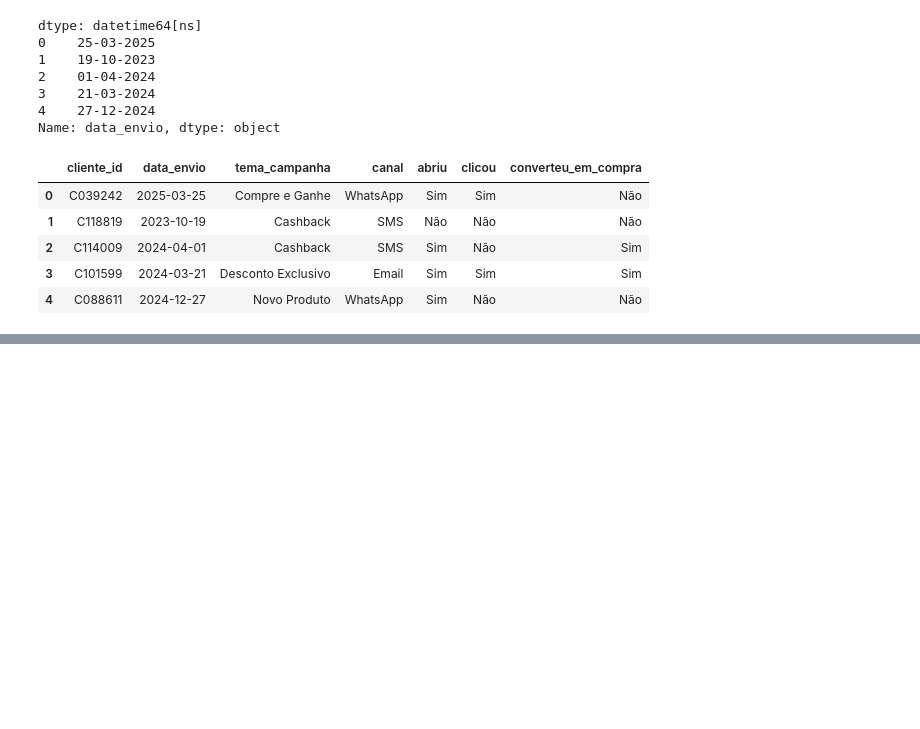
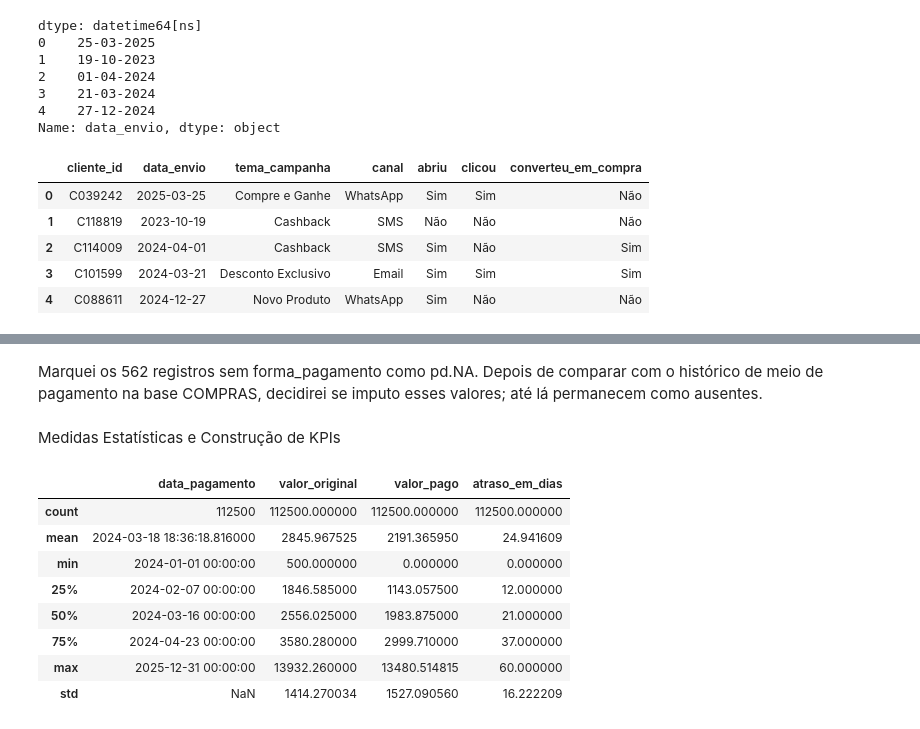
Before and after one commit to mairasantana/desafio-final-neurotech, a Jupyter notebook: analise_de_dados.ipynb, the cells around one changed output, grey strips where cells are left out. Cells and saved outputs as stored; diff of their text form; code cells hidden in the pictures; blank space fills up the shorter version.

```diff
--- a/analise_de_dados.ipynb
+++ b/analise_de_dados.ipynb
@@ -796,0 +884,19 @@ df_campanhas.head()
+# %% [markdown]
+Marquei os 562 registros sem forma_pagamento como pd.NA. Depois de comparar com o histórico de meio de pagamento na base COMPRAS, decidirei se imputo esses valores; até lá permanecem como ausentes.
+# %% [markdown]
+Medidas Estatísticas e Construção de KPIs
+# %%
+# Avaliando as medidas estatísticas das colunas após o tratamento
+# A coluna "data_pagamento" está com valores para até o último dia do ano de 2025
+# Valor máximo do valor pago e Valor original muito destoante da média (Outlier?)
+df_liquidados.describe()
+# %% [output]
+|  | data_pagamento | valor_original | valor_pago | atraso_em_dias |
+| count | 112500 | 112500.000000 | 112500.000000 | 112500.000000 |
+| mean | 2024-03-18 18:36:18.816000 | 2845.967525 | 2191.365950 | 24.941609 |
+| min | 2024-01-01 00:00:00 | 500.000000 | 0.000000 | 0.000000 |
+| 25% | 2024-02-07 00:00:00 | 1846.585000 | 1143.057500 | 12.000000 |
+| 50% | 2024-03-16 00:00:00 | 2556.025000 | 1983.875000 | 21.000000 |
+| 75% | 2024-04-23 00:00:00 | 3580.280000 | 2999.710000 | 37.000000 |
+| max | 2025-12-31 00:00:00 | 13932.260000 | 13480.514815 | 60.000000 |
+| std | NaN | 1414.270034 | 1527.090560 | 16.222209 |
```
Also changed, not shown: parts of 39 cells of this notebook.
